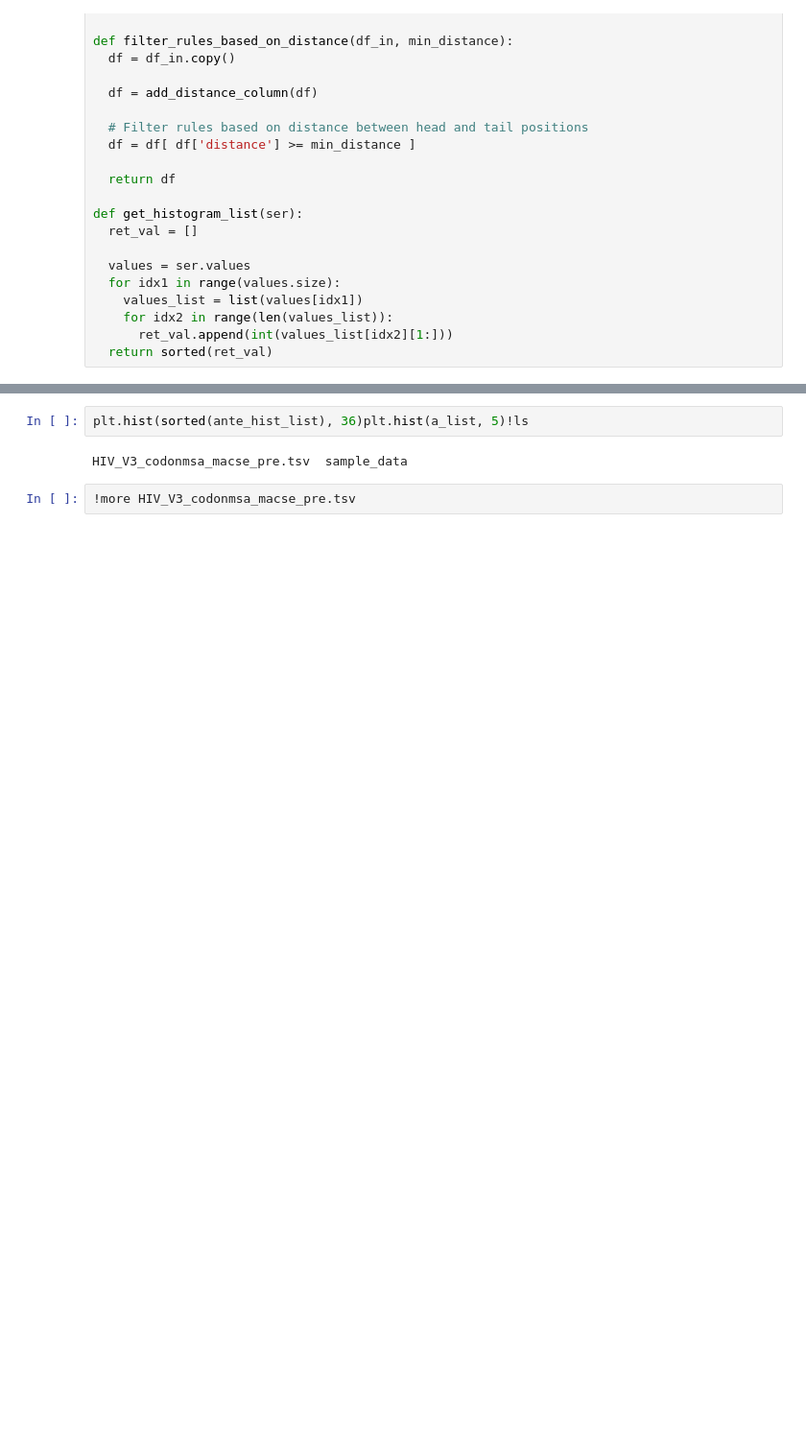
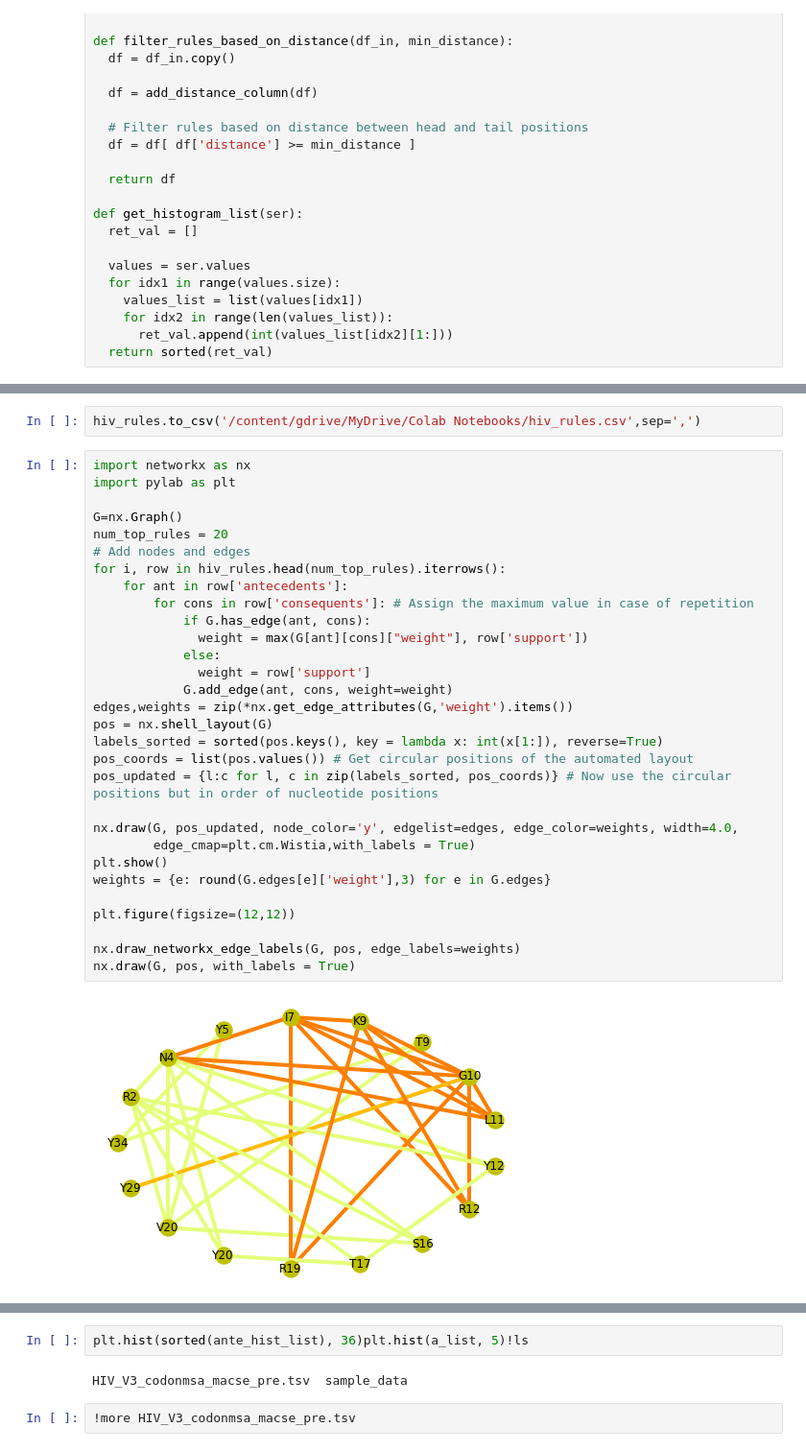
Before and after one commit to kxk302/HIV, a Jupyter notebook: HIV.ipynb, the cells around one changed output, grey strips where cells are left out. Shown: that part at 96% size. Saved outputs shown, nothing was run; the diff lists cells and outputs as text; blank space fills up the shorter version.

```diff
--- a/HIV.ipynb
+++ b/HIV.ipynb
@@ -251,0 +271,34 @@ HIV dataset association rules:
+# %%
+hiv_rules.to_csv('/content/gdrive/MyDrive/Colab Notebooks/hiv_rules.csv',sep=',')
+# %%
+import networkx as nx
+import pylab as plt
+
+G=nx.Graph()
+num_top_rules = 20
+# Add nodes and edges
+for i, row in hiv_rules.head(num_top_rules).iterrows():
+    for ant in row['antecedents']:
+        for cons in row['consequents']: # Assign the maximum value in case of repetition
+            if G.has_edge(ant, cons):
+              weight = max(G[ant][cons]["weight"], row['support'])
+            else:
+              weight = row['support']
+            G.add_edge(ant, cons, weight=weight)
+edges,weights = zip(*nx.get_edge_attributes(G,'weight').items())
+pos = nx.shell_layout(G)
+labels_sorted = sorted(pos.keys(), key = lambda x: int(x[1:]), reverse=True)
+pos_coords = list(pos.values()) # Get circular positions of the automated layout
+pos_updated = {l:c for l, c in zip(labels_sorted, pos_coords)} # Now use the circular positions but in order of nucleotide positions
+
+nx.draw(G, pos_updated, node_color='y', edgelist=edges, edge_color=weights, width=4.0,
+        edge_cmap=plt.cm.Wistia,with_labels = True)
+plt.show()
+weights = {e: round(G.edges[e]['weight'],3) for e in G.edges}
+
+plt.figure(figsize=(12,12))
+
+nx.draw_networkx_edge_labels(G, pos, edge_labels=weights)
+nx.draw(G, pos, with_labels = True)
+# %% [output]
+[figure, added]
```
Also changed, not shown: parts of 6 cells of this notebook.
